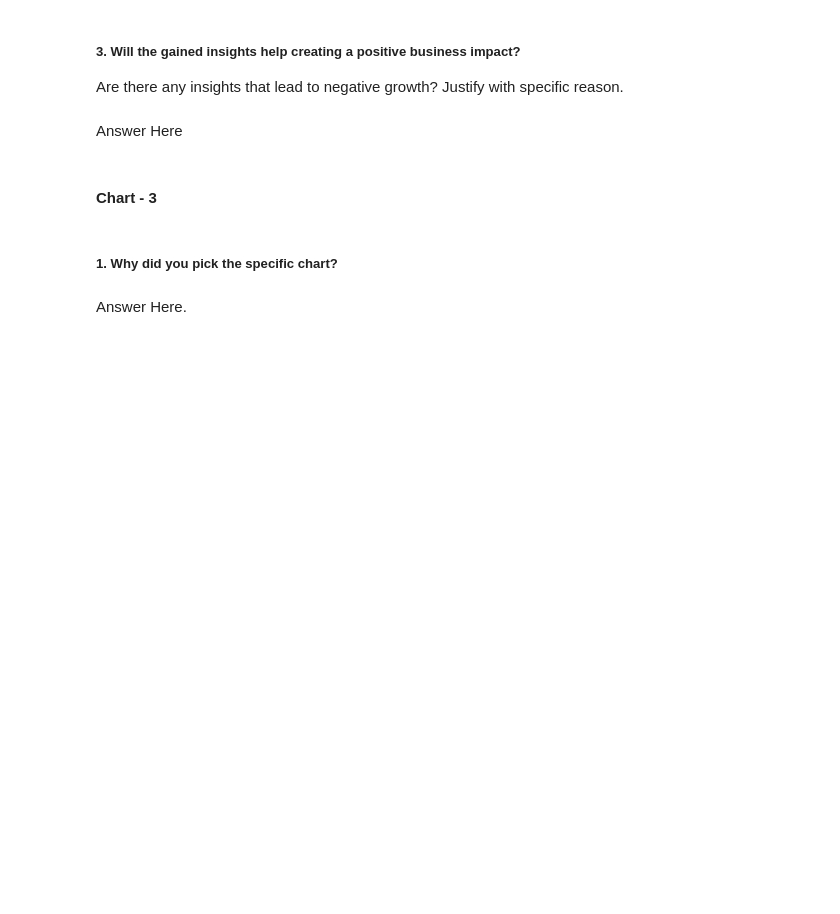
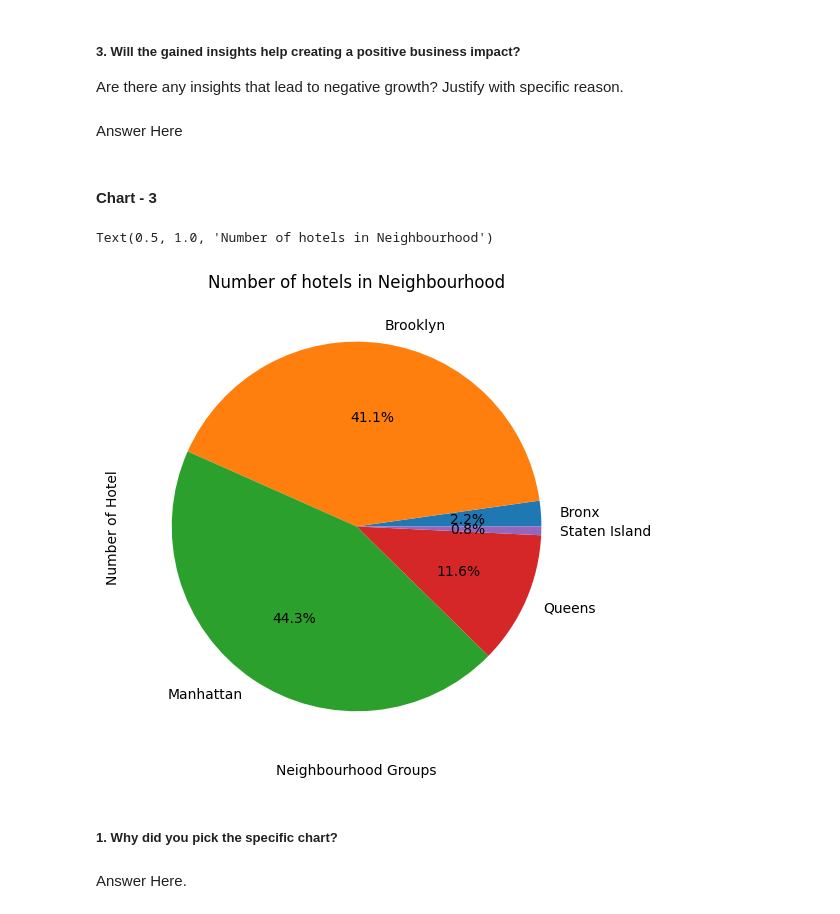
Before and after one commit to HarshitSoni0401/AirBnbProject, a Jupyter notebook: Individual_work_AirBNB_Project_.ipynb, the cells around one changed output. Drawn from its saved outputs; the diff is of its cells as text; code cells hidden in the pictures; blank space fills up the shorter version.

```diff
--- a/Individual_work_AirBNB_Project_.ipynb
+++ b/Individual_work_AirBNB_Project_.ipynb
@@ -382,3 +393,21 @@ Answer Here
+# %%
+# Chart - 3 visualization code
+# Which neighbourhood has more number of hotels??
+
+num_of_hotels_nbhd = hotel_data.groupby('neighbourhood_group').agg({'id':'count'})
+num_of_hotels_nbhd = num_of_hotels_nbhd.reset_index()
+
+# sns.barplot(x = num_of_hotels_nbhd.neighbourhood_group, y= num_of_hotels_nbhd.id)
+plt.figure(figsize=(6, 6))
+plt.pie(num_of_hotels_nbhd['id'], labels=num_of_hotels_nbhd['neighbourhood_group'], autopct='%1.1f%%')
+
+
+plt.xlabel('Neighbourhood Groups')
+plt.ylabel('Number of Hotel')
+plt.title('Number of hotels in Neighbourhood')
+# %% [output]
+Text(0.5, 1.0, 'Number of hotels in Neighbourhood')
+[figure, added]
 # %% [markdown]
 ##### 1. Why did you pick the specific chart?
 # %% [markdown]
```
Also changed, not shown: parts of 23 cells of this notebook.
